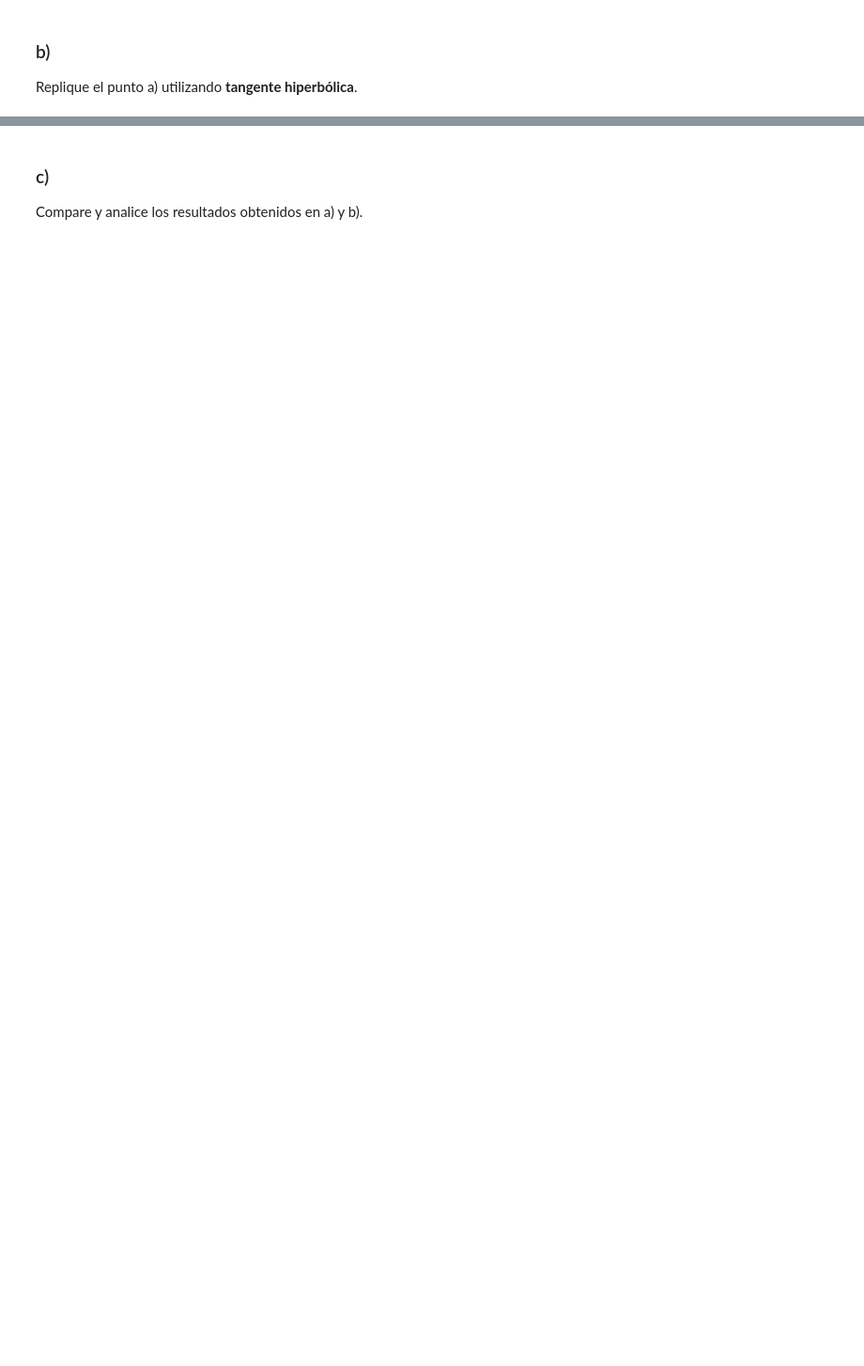
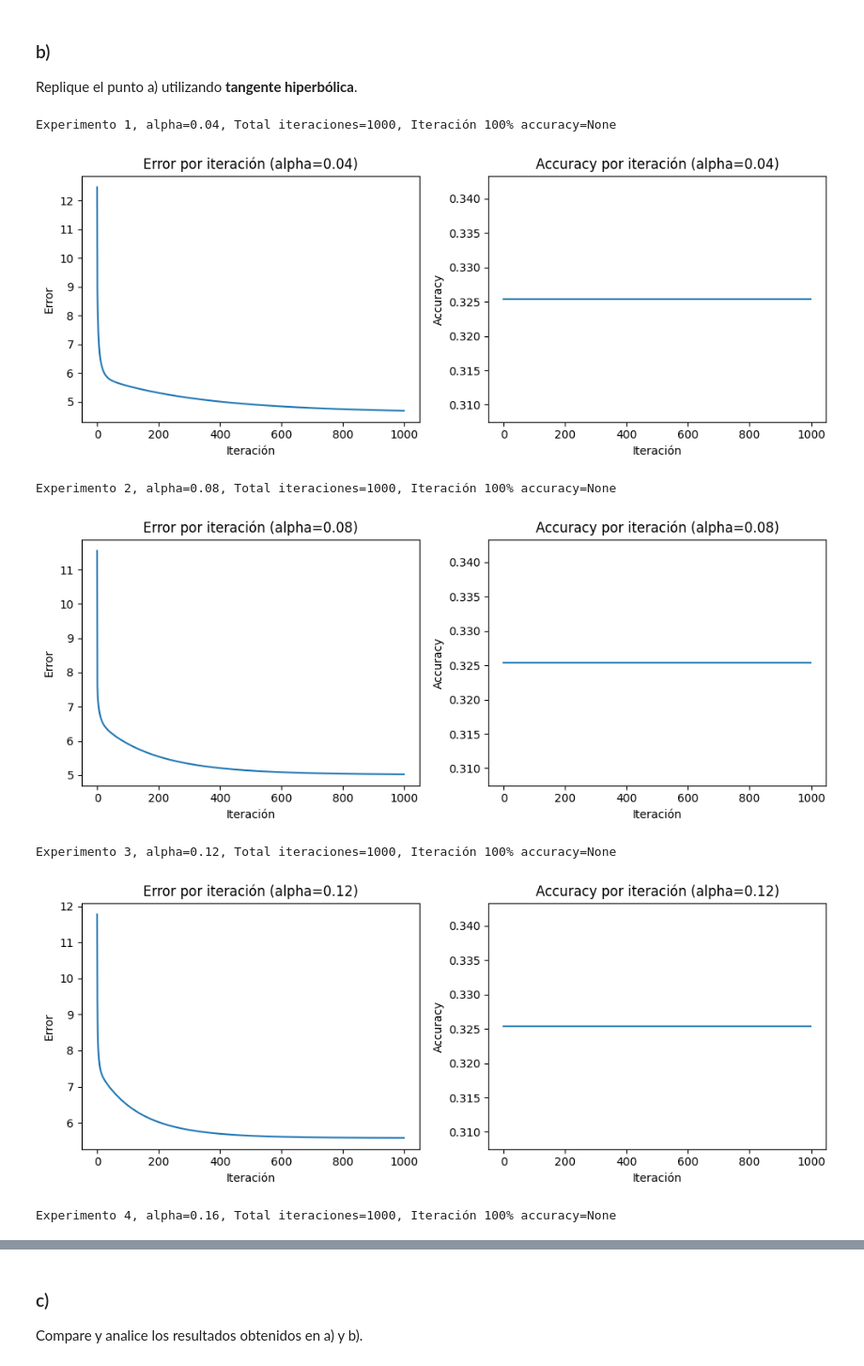
Before and after one commit to gonblas/deep-learning-unlp, a Jupyter notebook: Practicas/p3/08_Semillas.ipynb, the cells around one changed output, grey strips where cells are left out. Shown at 94% size. Cells and saved outputs as stored; diff of their text form; code cells hidden in the pictures; blank space fills up the shorter version.

```diff
--- a/Practicas/p3/08_Semillas.ipynb
+++ b/Practicas/p3/08_Semillas.ipynb
@@ -16,0 +9,17 @@ Lleve a cabo **20 experimentos**, utilizando la función **sigmoide**, variando
+# %%
+import pandas as pd
+import numpy as np
+from sklearn.model_selection import train_test_split
+from Fuentes.ClassNeuronaGral import *
+
+DATOS_DIR   = '../../Datos/'
+data = pd.read_csv(DATOS_DIR + 'semillas.csv')
+number_columns = data.select_dtypes(include=[np.number]).columns
+data[number_columns] = (data[number_columns] - data[number_columns].mean()) / data[number_columns].std()
+train_data, test_data = train_test_split(data, test_size=0.4, random_state=42)
+
+
+X_train = train_data.drop(columns=['Clase'])
+T_train = (train_data['Clase'] == "Tipo2").astype(int)
+X_test = test_data.drop(columns=['Clase'])
+T_test = (test_data['Clase'] == "Tipo2").astype(int)
@@ -18,3 +104,13 @@ Lleve a cabo **20 experimentos**, utilizando la función **sigmoide**, variando
 ### b)
 
 Replique el punto a) utilizando **tangente hiperbólica**.
+# %%
+run_experiments(X_train, T_train, X_test, T_test, fun_name='tanh')
+# %% [output]
+Experimento 1, alpha=0.04, Total iteraciones=1000, Iteración 100% accuracy=None
+[figure, added]
+Experimento 2, alpha=0.08, Total iteraciones=1000, Iteración 100% accuracy=None
+[figure, added]
+Experimento 3, alpha=0.12, Total iteraciones=1000, Iteración 100% accuracy=None
+[figure, added]
+Experimento 4, alpha=0.16, Total iteraciones=1000, Iteración 100% accuracy=None
```
Also changed, not shown: parts of 5 cells of this notebook, 5 other files.
